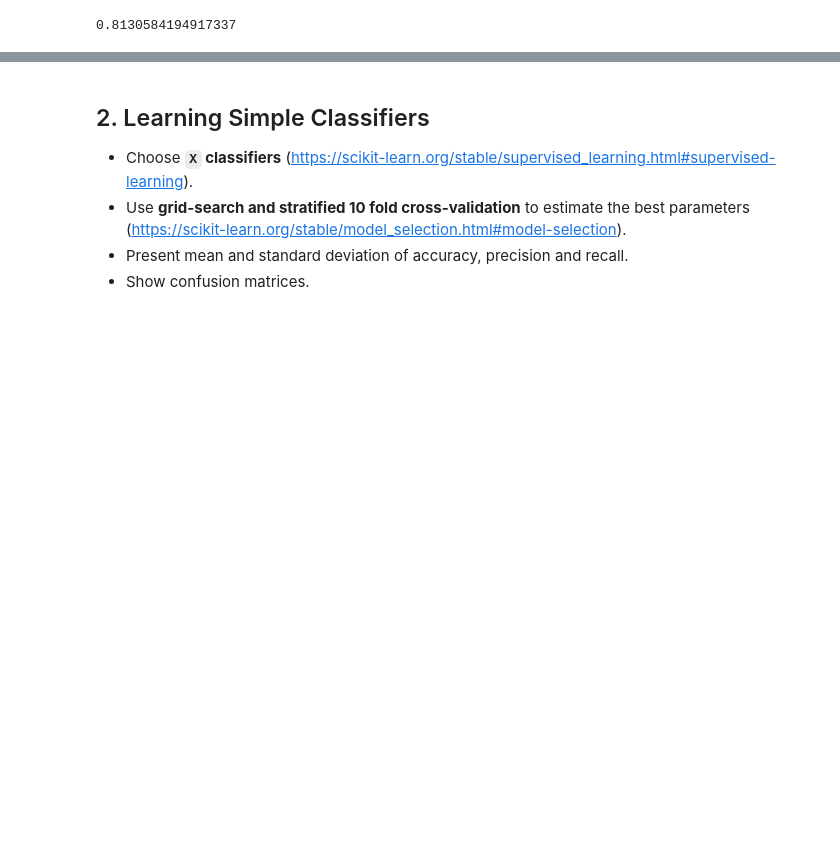
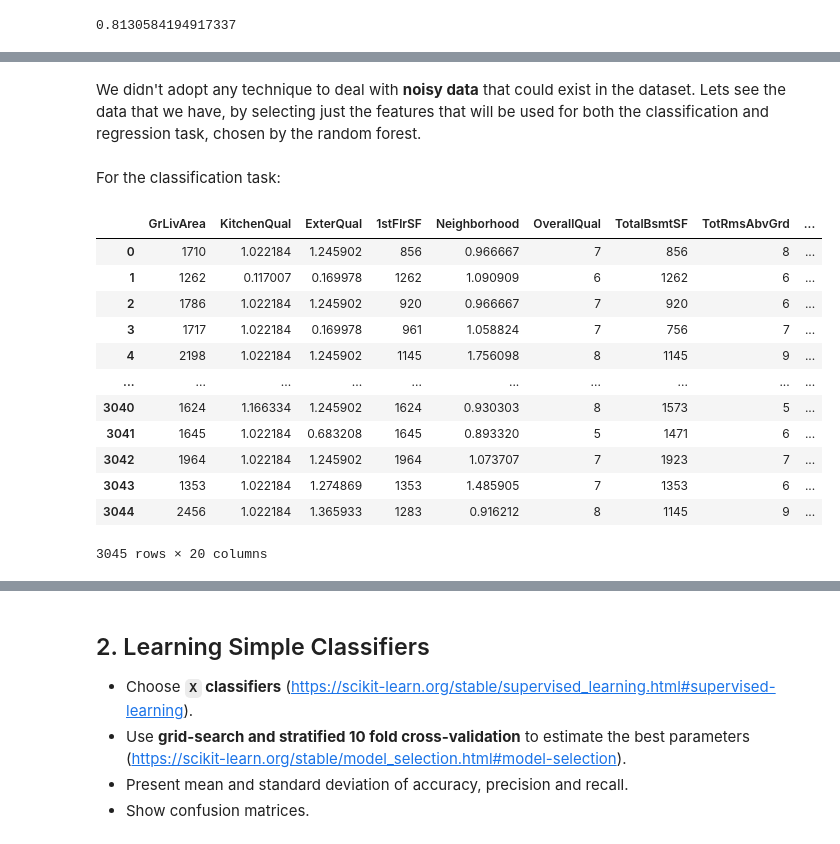
Before and after one commit to Gustavo-SF/House-Prices-Kaggle, a Jupyter notebook: PD_201920_Project3.ipynb, the cells around one changed output, grey strips where cells are left out. Saved outputs shown, nothing was run; the diff lists cells and outputs as text; code cells hidden in the pictures; blank space fills up the shorter version.

```diff
--- a/PD_201920_Project3.ipynb
+++ b/PD_201920_Project3.ipynb
@@ -637,0 +664,21 @@ For the classification task we will use the 20 features present in the graph abo
+# %% [markdown]
+We didn't adopt any technique to deal with **noisy data** that could exist in the dataset. Lets see the data that we have, by selecting just the features that will be used for both the classification and regression task, chosen by the random forest.
+# %% [markdown]
+For the classification task:
+# %%
+df_x_clf, y_clf = df_X_encoded_balanced[clf_columns], y_cat_enc_balanced
+df_x_clf
+# %% [output]
+|  | GrLivArea | KitchenQual | ExterQual | 1stFlrSF | Neighborhood | OverallQual | TotalBsmtSF | TotRmsAbvGrd | ... |
+| 0 | 1710 | 1.022184 | 1.245902 | 856 | 0.966667 | 7 | 856 | 8 | ... |
+| 1 | 1262 | 0.117007 | 0.169978 | 1262 | 1.090909 | 6 | 1262 | 6 | ... |
+| 2 | 1786 | 1.022184 | 1.245902 | 920 | 0.966667 | 7 | 920 | 6 | ... |
+| 3 | 1717 | 1.022184 | 0.169978 | 961 | 1.058824 | 7 | 756 | 7 | ... |
+| 4 | 2198 | 1.022184 | 1.245902 | 1145 | 1.756098 | 8 | 1145 | 9 | ... |
+| ... | ... | ... | ... | ... | ... | ... | ... | ... | ... |
+| 3040 | 1624 | 1.166334 | 1.245902 | 1624 | 0.930303 | 8 | 1573 | 5 | ... |
+| 3041 | 1645 | 1.022184 | 0.683208 | 1645 | 0.893320 | 5 | 1471 | 6 | ... |
+| 3042 | 1964 | 1.022184 | 1.245902 | 1964 | 1.073707 | 7 | 1923 | 7 | ... |
+| 3043 | 1353 | 1.022184 | 1.274869 | 1353 | 1.485905 | 7 | 1353 | 6 | ... |
+| 3044 | 2456 | 1.022184 | 1.365933 | 1283 | 0.916212 | 8 | 1145 | 9 | ... |
+3045 rows × 20 columns
```
Also changed, not shown: parts of 35 cells of this notebook.
